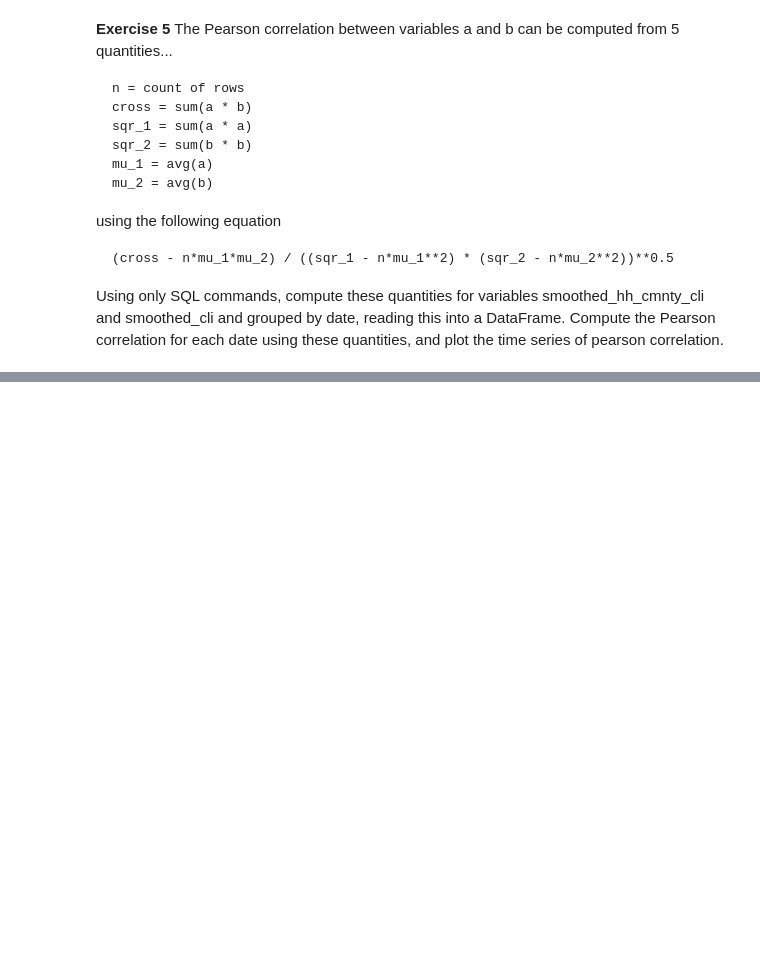
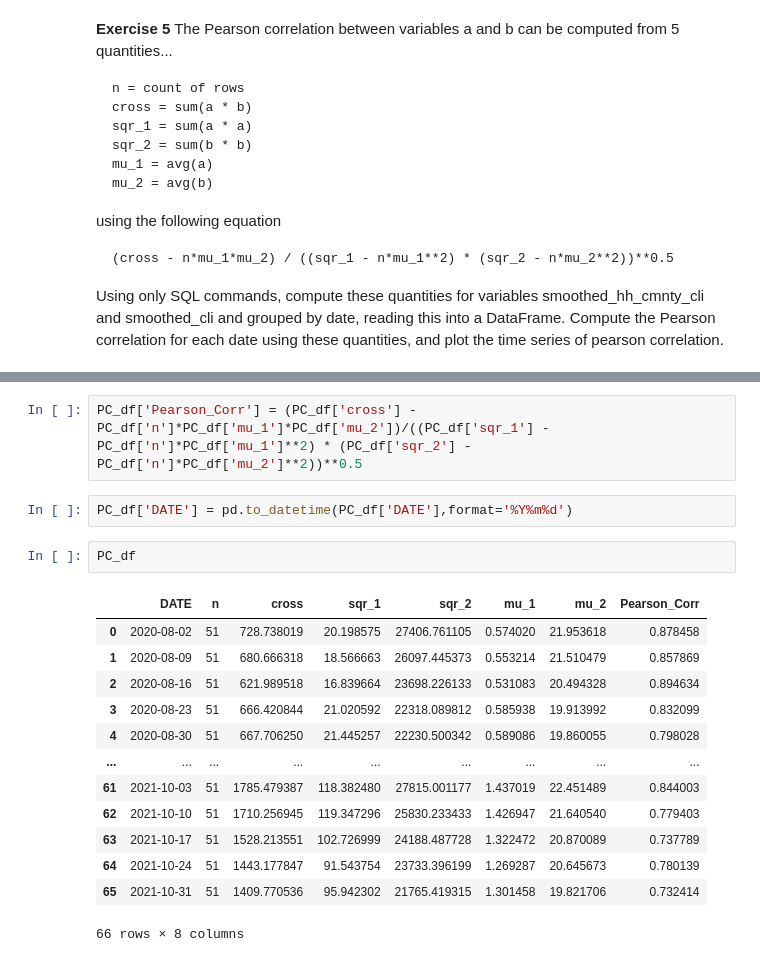
Before and after one commit to sgwlee96/STA141B, a Jupyter notebook: hw3.ipynb, the cells around one changed output, grey strips where cells are left out. Drawn from its saved outputs; the diff is of its cells as text; blank space fills up the shorter version.

```diff
--- a/hw3.ipynb
+++ b/hw3.ipynb
@@ -452,0 +448,20 @@ Using only SQL commands, compute these quantities for variables smoothed_hh_cmnt
+# %%
+PC_df['Pearson_Corr'] = (PC_df['cross'] - PC_df['n']*PC_df['mu_1']*PC_df['mu_2'])/((PC_df['sqr_1'] - PC_df['n']*PC_df['mu_1']**2) * (PC_df['sqr_2'] - PC_df['n']*PC_df['mu_2']**2))**0.5
+# %%
+PC_df['DATE'] = pd.to_datetime(PC_df['DATE'],format='%Y%m%d')
+# %%
+PC_df
+# %% [output]
+|  | DATE | n | cross | sqr_1 | sqr_2 | mu_1 | mu_2 | Pearson_Corr |
+| 0 | 2020-08-02 | 51 | 728.738019 | 20.198575 | 27406.761105 | 0.574020 | 21.953618 | 0.878458 |
+| 1 | 2020-08-09 | 51 | 680.666318 | 18.566663 | 26097.445373 | 0.553214 | 21.510479 | 0.857869 |
+| 2 | 2020-08-16 | 51 | 621.989518 | 16.839664 | 23698.226133 | 0.531083 | 20.494328 | 0.894634 |
+| 3 | 2020-08-23 | 51 | 666.420844 | 21.020592 | 22318.089812 | 0.585938 | 19.913992 | 0.832099 |
+| 4 | 2020-08-30 | 51 | 667.706250 | 21.445257 | 22230.500342 | 0.589086 | 19.860055 | 0.798028 |
+| ... | ... | ... | ... | ... | ... | ... | ... | ... |
+| 61 | 2021-10-03 | 51 | 1785.479387 | 118.382480 | 27815.001177 | 1.437019 | 22.451489 | 0.844003 |
+| 62 | 2021-10-10 | 51 | 1710.256945 | 119.347296 | 25830.233433 | 1.426947 | 21.640540 | 0.779403 |
+| 63 | 2021-10-17 | 51 | 1528.213551 | 102.726999 | 24188.487728 | 1.322472 | 20.870089 | 0.737789 |
+| 64 | 2021-10-24 | 51 | 1443.177847 | 91.543754 | 23733.396199 | 1.269287 | 20.645673 | 0.780139 |
+| 65 | 2021-10-31 | 51 | 1409.770536 | 95.942302 | 21765.419315 | 1.301458 | 19.821706 | 0.732414 |
+66 rows × 8 columns
```
Also changed, not shown: parts of 7 cells of this notebook.
